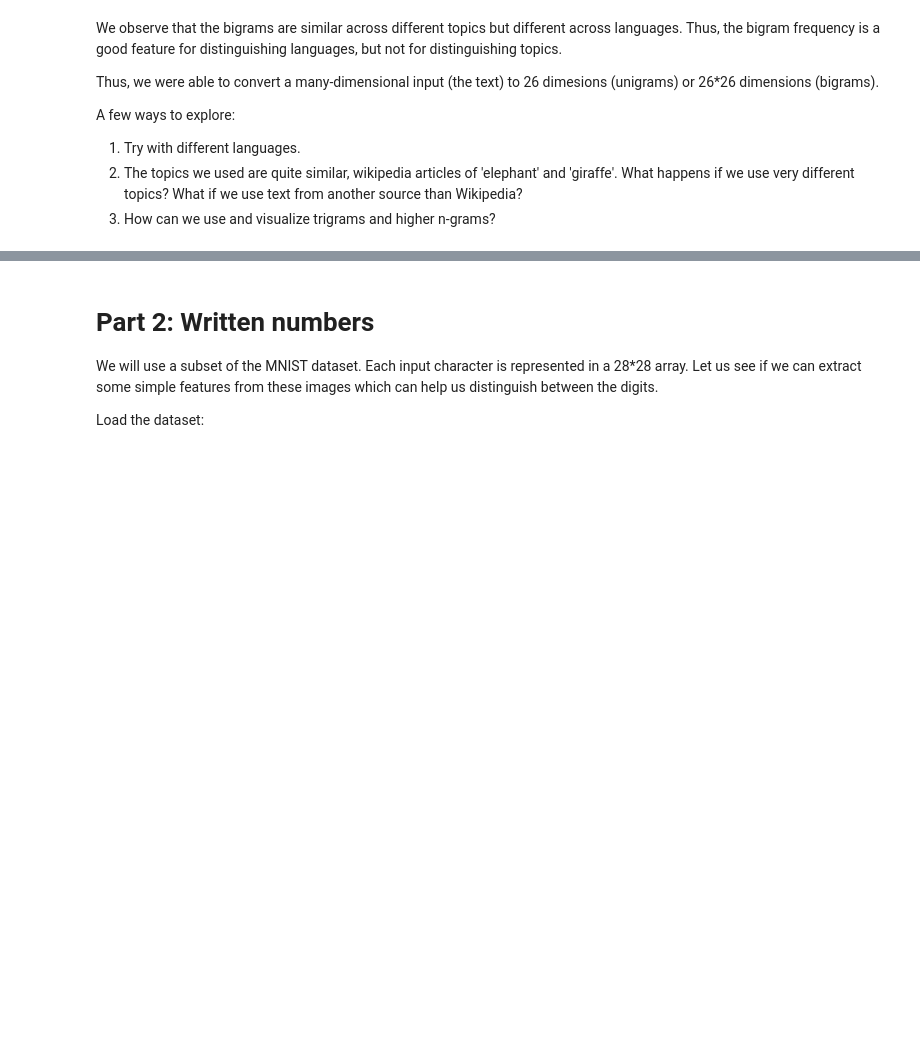
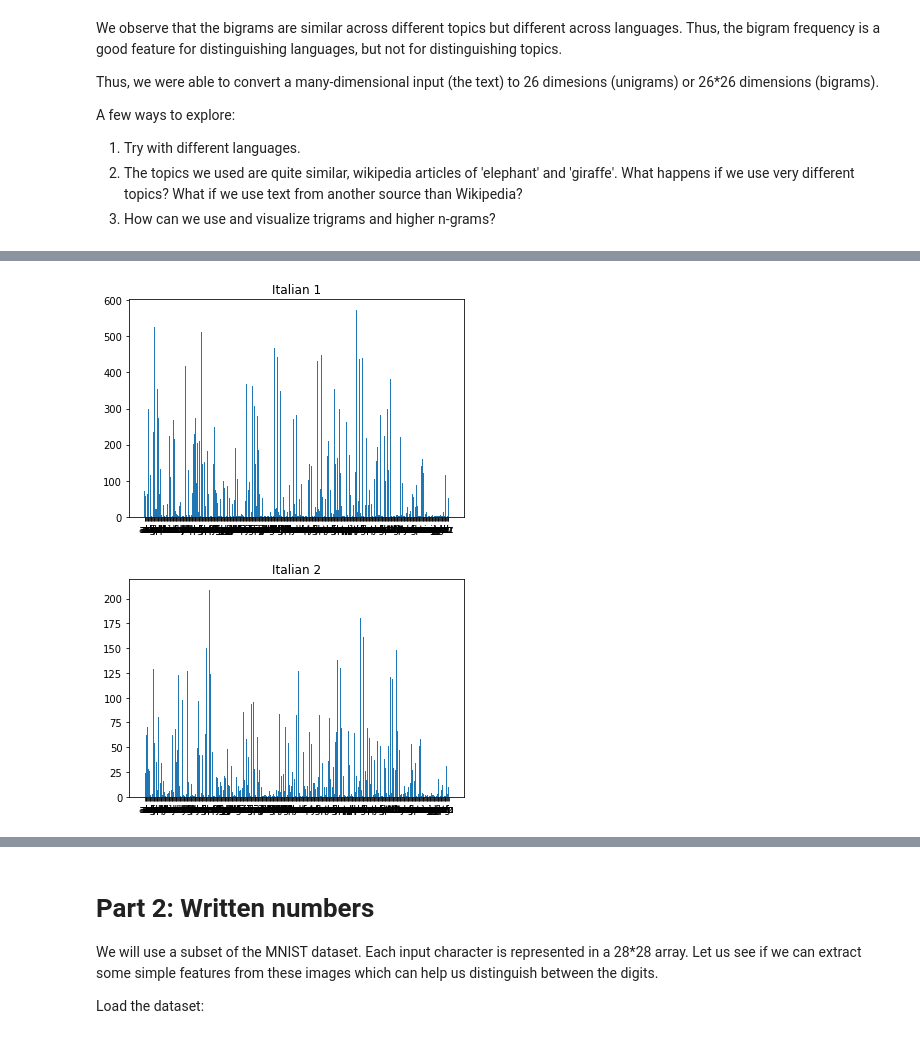
Before and after one commit to divyanx/ML, a Jupyter notebook: FMML-Labs/LAB1/Lab1_Features.ipynb, the cells around one changed output, grey strips where cells are left out. Saved outputs shown, nothing was run; the diff lists cells and outputs as text; code cells hidden in the pictures; blank space fills up the shorter version.

```diff
--- a/FMML-Labs/LAB1/Lab1_Features.ipynb
+++ b/FMML-Labs/LAB1/Lab1_Features.ipynb
@@ -175,0 +251,13 @@ A few ways to explore:
+# %%
+bigram_it1 = Counter(ngrams(it1,2))
+plothistogram(bigram_it1)
+plt.title('Italian 1')
+plt.show()
+
+bigram_it2 = Counter(ngrams(it2,2))
+plothistogram(bigram_it2)
+plt.title('Italian 2')
+plt.show()
+# %% [output]
+[figure, added]
+[figure, added]
```
Also changed, not shown: parts of 80 cells of this notebook.
